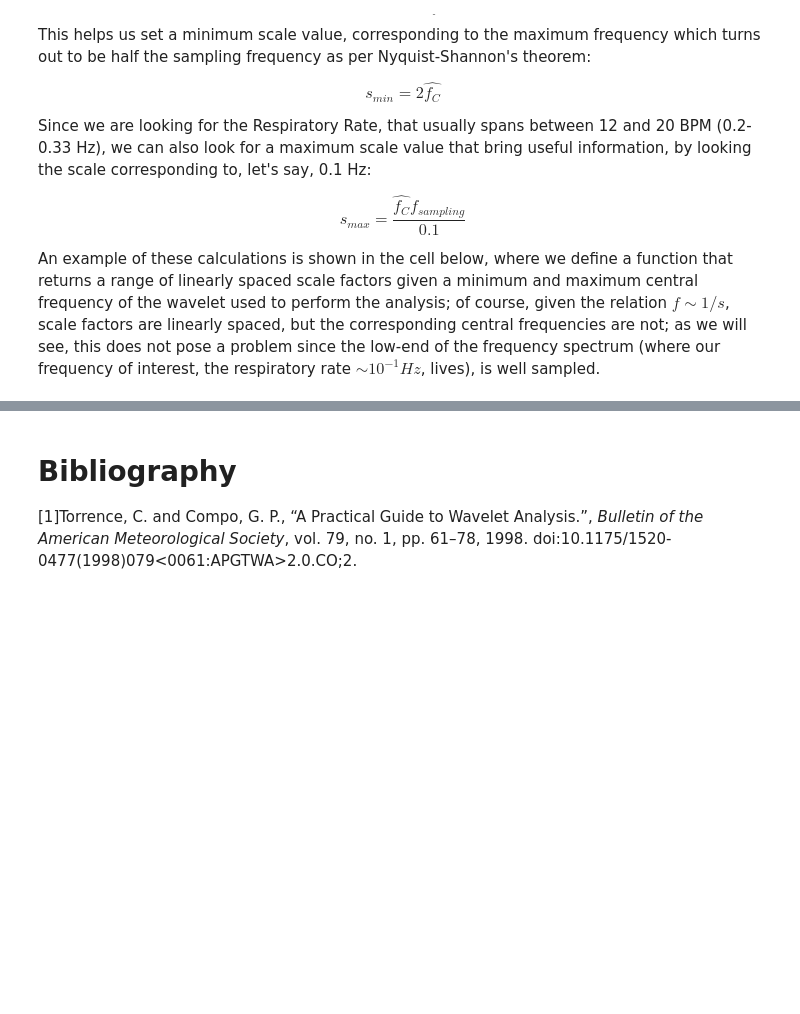
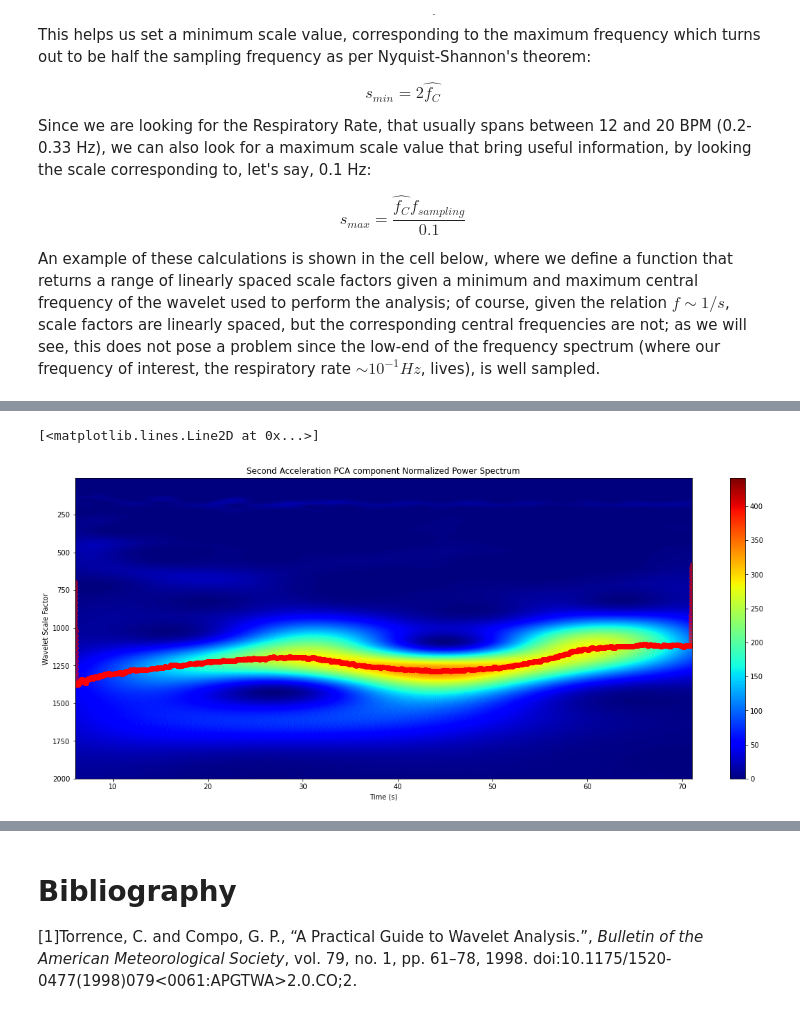
Before and after one commit to zanocrate/LCP_projects_Y4, a Jupyter notebook: Project.ipynb, the cells around one changed output, grey strips where cells are left out. Drawn from its saved outputs; the diff is of its cells as text; code cells hidden in the pictures; blank space fills up the shorter version.

```diff
--- a/Project.ipynb
+++ b/Project.ipynb
@@ -108,18 +107,15 @@ def Data_Frame(data_name):
     Arguments:
     data_name : string, filename
     """
-    #funzione che crea il data_frame aggiungendo l'asse temporale ed elimina le colonne che non ci interessano
-    #data_name è la stringa con il nome del file
-    #log_freq è la frequenza di campionamento per creare l'asse dei tempi (center_sternum=200)
-    #                                                                     (altri dataset=100)
+    data_frame=pd.read_csv(data_name,sep=None,engine='python')
+    if data_frame['Log Freq'].var() == 0:
+        log_freq=data_frame['Log Freq'][0]
+    else:
+        raise Exception('Non uniform sampling rate!')
 
-    data_frame=pd.read_csv(data_name,sep=None,engine='python')
-    log_freq=data_frame['Log Freq'][0] # get the sampling rate (Hz) from the dataset column, supposing it's uniform through the data acquisition/
     data_frame['time_s'] = np.arange(0,data_frame.shape[0])/log_freq # build the time axis in seconds
     data_frame=data_frame.set_index('time_s')
-    data_frame=data_frame.drop(columns=['Log Mode','Log Freq','Timestamp','qw','qi','qj','qk']) # we will drop quaternions (not needed for frequency analysis)
-
-
+    data_frame=data_frame.drop(columns=['Log Mode','Log Freq','Timestamp','qw','qi','qj','qk']) # we will drop quaternions
     return data_frame,log_freq
 # %%
 df_init,sampling_rate=Data_Frame("center_sternum.txt")
@@ -457,6 +469,5 @@ Let's now perform the CWT using `pywt`'s routine; this returns a `np.array` of s
 # %%
-data_in = accT[:,1]
-wav = 'cmor1-1'
+data_in = magnT[:,1]
+wav = 'cmor5.0-1.0'
 scales = get_scales(wav,0.1,100,sampling_rate,500,True)
-coefs,cwt_freq = pywt.cwt(data_in,scales,wav,1/sampling_rate)
 # %% [output]
@@ -465,0 +498,27 @@ Maximum scale factor for a frequency of 0.1 Hz: 2000.0
+# %%
+def get_COI_curve(coefs,B):
+    s = np.array([t/np.sqrt(4*B) for t in range(coefs.shape[1])])
+    return s
+# %%
+power_spectrum = np.abs(coefs)**2
+
+# mettere a posto normalizzazione rispetto a rumore
+var_data=np.var(data_in)
+power_spectrum_normalized = power_spectrum/var_data
+
+fig,ax=make_spectrogram(power_spectrum,scales,df.index,'Second Acceleration PCA component Normalized Power Spectrum')
+
+(y,x)=np.where(power_spectrum_normalized>3*var_data)
+
+scale_max=np.argmax(power_spectrum_normalized,axis=0)
+
+s_coi=get_COI_curve(coefs,5)
+
+
+N=50
+scales_max_avrg=np.convolve(scales[scale_max], np.ones(N)/N,mode='same')
+ax.plot(df.index,scales_max_avrg,'ro',alpha=0.5)
+# ax.plot(df.index,s_coi)
+# %% [output]
+[<matplotlib.lines.Line2D at 0x...>]
+[figure, added]
```
Also changed, not shown: parts of 32 cells of this notebook, 1 other file.
